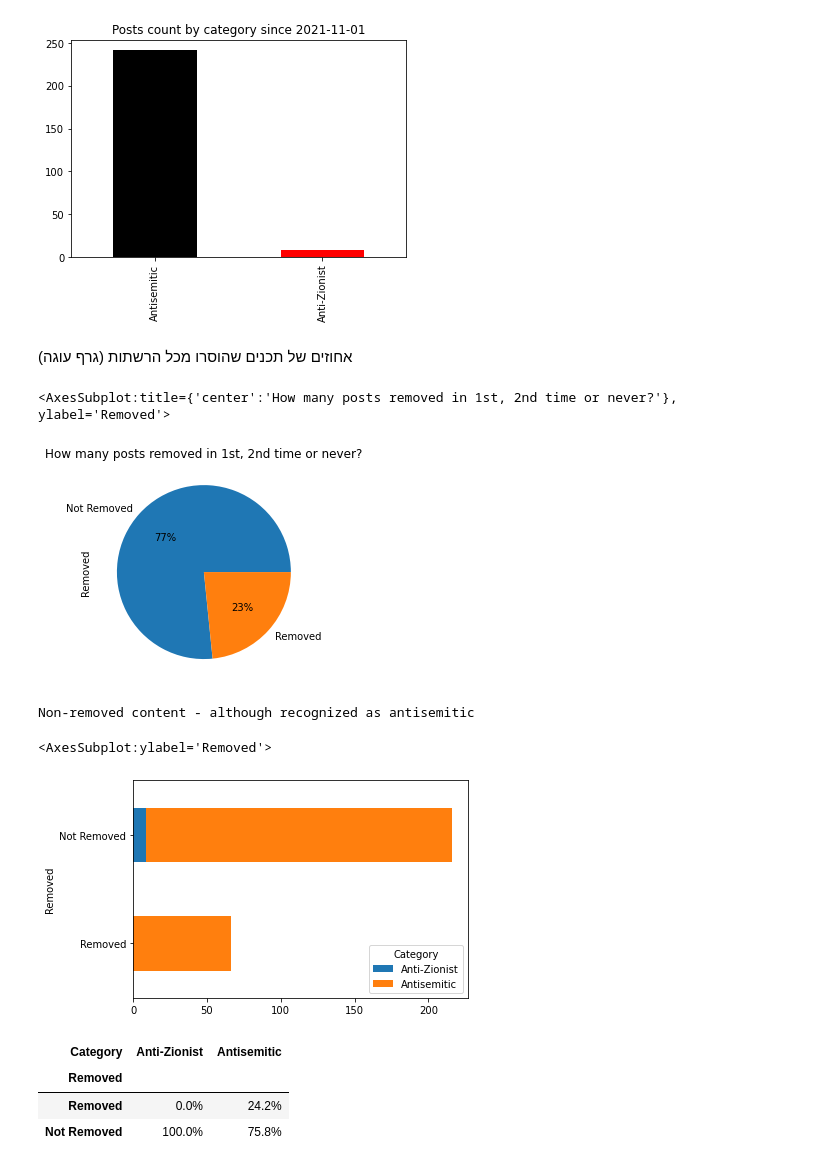
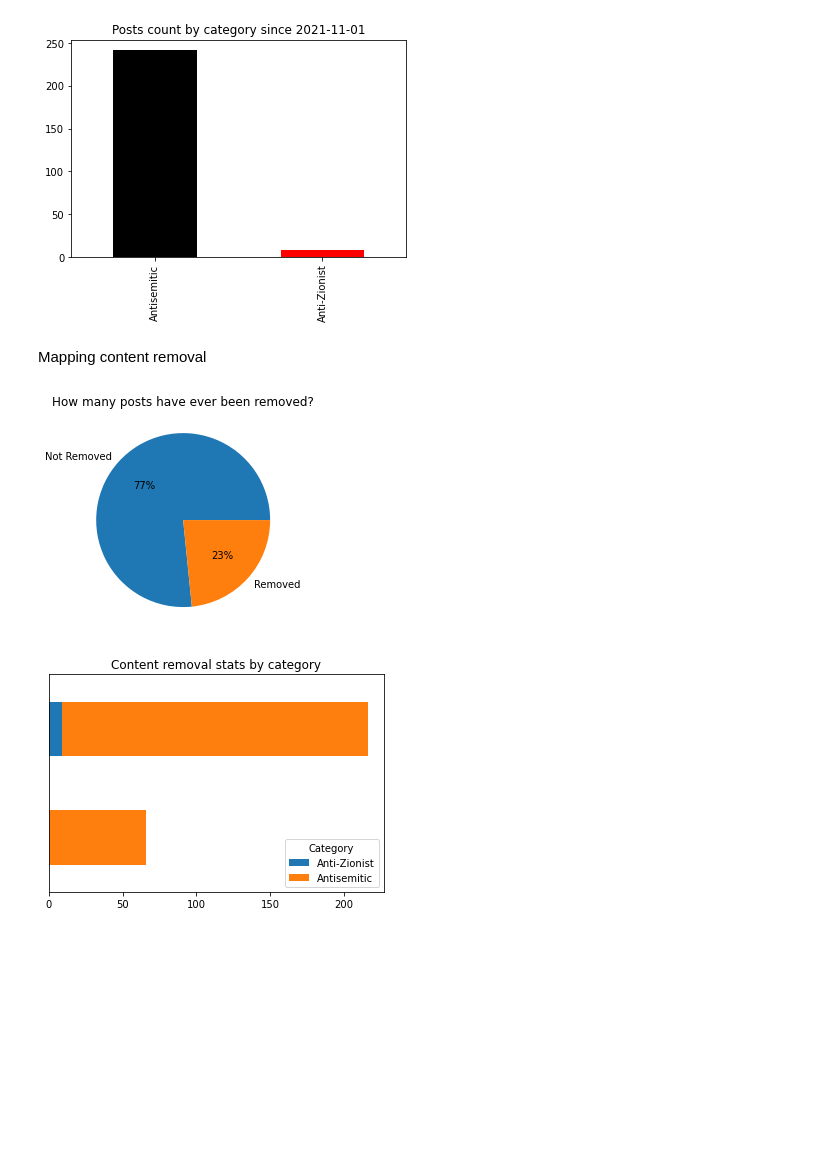
Before and after one commit to zackb124/Data-analysis-project-FOA, a Jupyter notebook: report for media/report for media.ipynb, the cells around one changed output. Cells and saved outputs as stored; diff of their text form; code cells hidden in the pictures; blank space fills up the shorter version.

```diff
--- a/report for media/report for media.ipynb
+++ b/report for media/report for media.ipynb
@@ -61,36 +84,40 @@ post_count_by_category = new_df["Category"].value_counts().plot(kind="bar",color
 # %% [output]
 [figure]
-# %% [markdown]
-אחוזים של תכנים שהוסרו מכל הרשתות (גרף עוגה)
+# %% [markdown]
+Mapping content removal
 # %%
 #Cheking the percentage of posts removing in general view
 
 status = df["Removed"]
 
 general_removal_view = status.value_counts() #get general info about the removal process of platforms
 
-general_removal_view.plot(kind = "pie" , autopct='%1.0f%%', title = "How many posts removed in 1st, 2nd time or never?")
+general_removal_view = general_removal_view.plot(kind = "pie" , autopct='%1.0f%%', title = "How many posts have ever been removed?")
+
+general_removal_view.get_yaxis().set_visible(False)
+
+
+plt.savefig("content_removal_stat.png",dpi='figure',
+        bbox_inches= 'tight', pad_inches=0.1,
+        facecolor='auto', edgecolor='auto',
+        backend=None)
 # %% [output]
-<AxesSubplot:title={'center':'How many posts removed in 1st, 2nd time or never?'}, ylabel='Removed'>
-[figure, old version]
+[figure, new version]
 # %%
 
-outpot_category_removal_stats= df.groupby(['Removed', 'Category'])['Category'].count().unstack('Category').fillna(0).astype(int).reindex(index = ['Removed','Not Removed'])
-outpot_category_removal_stats = outpot_category_removal_stats.astype("int")
-print ("Non-removed content - although recognized as antisemitic")
-outpot_category_removal_stats
+outpot_category_removal_stats_group = df.groupby(['Removed', 'Category'])['Category'].count().unstack('Category').fillna(0).astype(int).reindex(index = ['Removed','Not Removed'])
+outpot_category_removal_stats = outpot_category_removal_stats_group.astype("int").plot(kind='barh', stacked=True,mark_right = True, title = "Content removal stats by category")
 
-outpot_category_removal_stats_plot= outpot_category_removal_stats.plot(kind='barh', stacked=True,mark_right = True )
-outpot_category_removal_stats_plot
+outpot_category_removal_stats.get_yaxis().set_visible(False)
+
+plt.savefig("content_removal_stat_categoty.png",dpi='figure',
+        bbox_inches= 'tight', pad_inches=0.1,
+        facecolor='auto', edgecolor='auto',
+        backend=None)
 # %% [output]
-Non-removed content - although recognized as antisemitic
-<AxesSubplot:ylabel='Removed'>
-[figure, old version]
+[figure, new version]
 # %%
-precentage_chart = outpot_category_removal_stats/outpot_category_removal_stats[outpot_category_removal_stats.columns].sum()*100
-precentage_chart.round(1).astype(str) +'%'
+precentage_chart = outpot_category_removal_stats_group/outpot_category_removal_stats_group[outpot_category_removal_stats_group.columns].sum()*100
+precentage_chart = precentage_chart.round(1).astype(str) +'%'
+
+dfi.export(precentage_chart,"precentage_chart_plot.png")
-# %% [output]
-| Category | Anti-Zionist | Antisemitic |
-| Removed |  |  |
-| Removed | 0.0% | 24.2% |
-| Not Removed | 100.0% | 75.8% |
```
Also changed, not shown: parts of 7 cells of this notebook, 13 other files.
